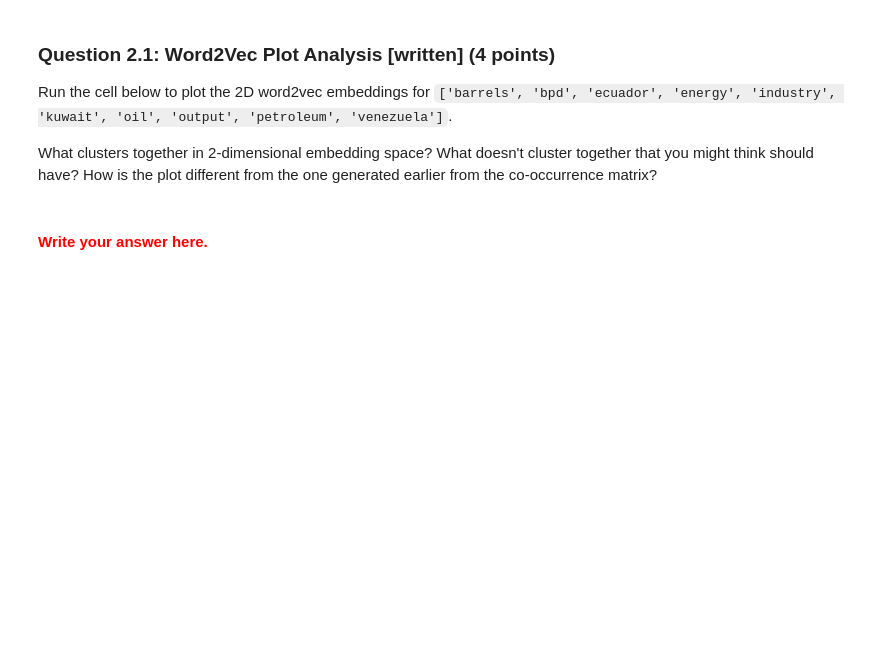
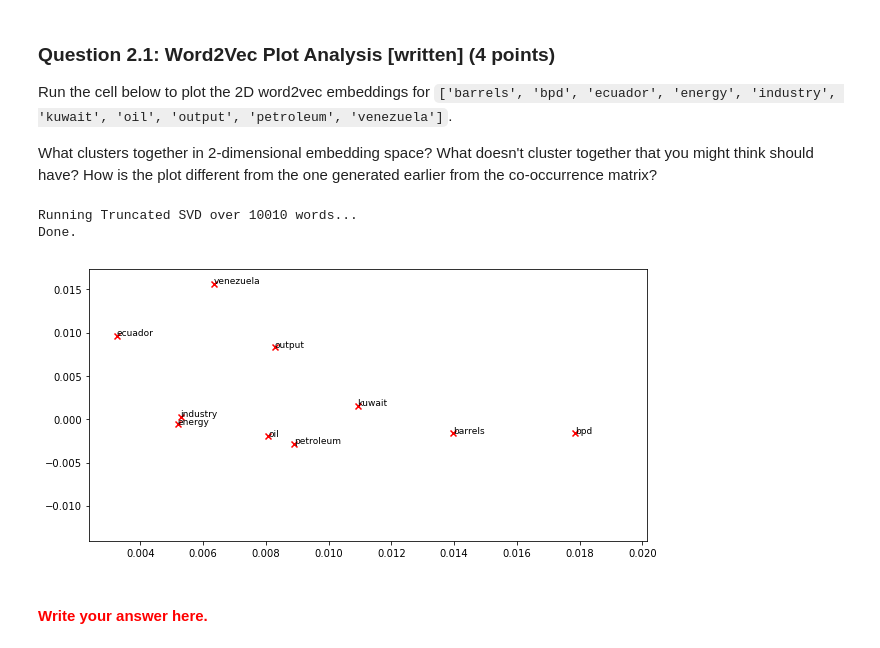
Before and after one commit to AmrKhalifa/Solutions-to-CS224N-Natural-Language-Processing-with-Deep-Learning-, a Jupyter notebook: Assignments/a1/exploring_word_vectors.ipynb, the cells around one changed output. Saved outputs shown, nothing was run; the diff lists cells and outputs as text; code cells hidden in the pictures; blank space fills up the shorter version.

Commit message:
loaded word2vec and solved Part question 1

```diff
--- a/Assignments/a1/exploring_word_vectors.ipynb
+++ b/Assignments/a1/exploring_word_vectors.ipynb
@@ -317,6 +300,8 @@ def reduce_to_k_dim(M, k=2):
         # ------------------
         # Write your implementation here.
     svd = TruncatedSVD(n_components=k, n_iter=n_iters, random_state=42)
+    M = np.array(M)
+    M = M.T
     svd.fit(M)
     M_reduced = np.array(svd.components_).T
 
@@ -516,8 +505,13 @@ Run the cell below to plot the 2D word2vec embeddings for `['barrels', 'bpd', 'e
 
 What clusters together in 2-dimensional embedding space? What doesn't cluster together that you might think should have? How is the plot different from the one generated earlier from the co-occurrence matrix?
 # %%
+M_reduced = reduce_to_k_dim(np.array(M), k=2)
 words = ['barrels', 'bpd', 'ecuador', 'energy', 'industry', 'kuwait', 'oil', 'output', 'petroleum', 'venezuela']
 plot_embeddings(M_reduced, word2Ind, words)
+# %% [output]
+Running Truncated SVD over 10010 words...
+Done.
+[figure, added]
 # %% [markdown]
 #### <font color="red">Write your answer here.</font>
 # %% [markdown]
```
Also changed, not shown: parts of 5 cells of this notebook.
